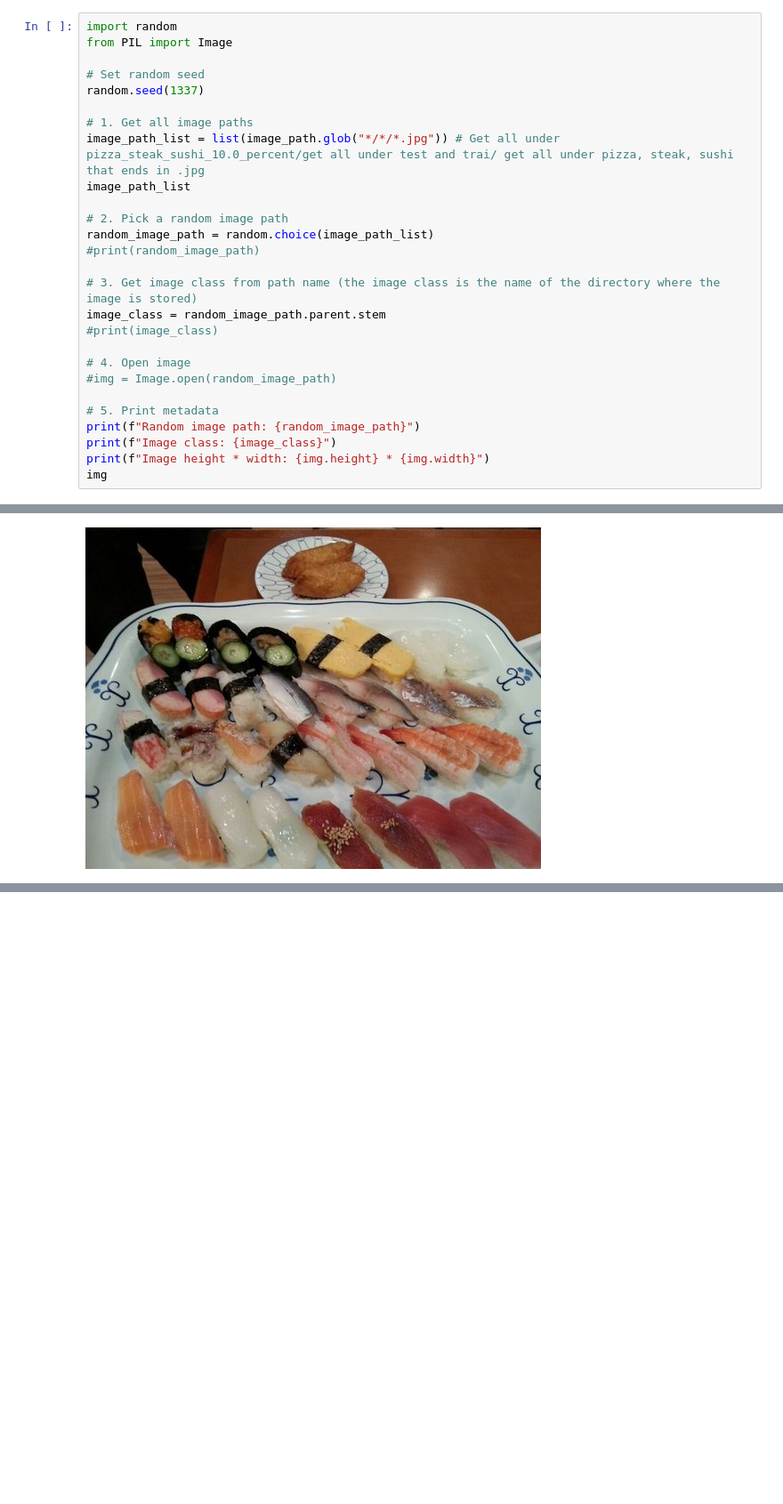
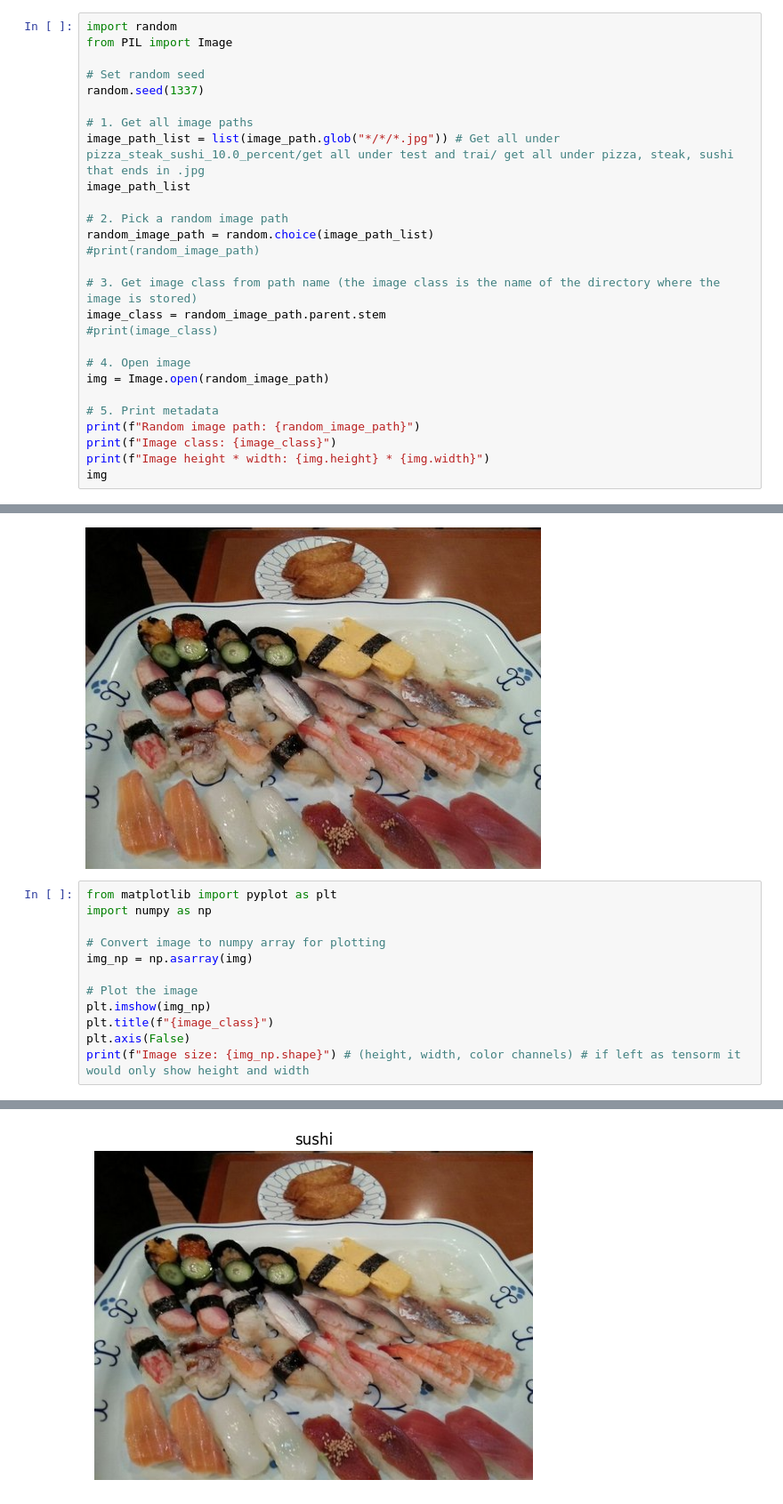
Before and after one commit to ggalindo11/Pytorch_Fundamentals, a Jupyter notebook: 04_pytorch_custom_datasets.ipynb, the cells around one changed output, grey strips where cells are left out. Shown at 89% size. Cells and saved outputs as stored; diff of their text form; blank space fills up the shorter version.

```diff
--- a/04_pytorch_custom_datasets.ipynb
+++ b/04_pytorch_custom_datasets.ipynb
@@ -116,7 +116,7 @@ image_class = random_image_path.parent.stem
 #print(image_class)
 
 # 4. Open image
-#img = Image.open(random_image_path)
+img = Image.open(random_image_path)
 
 # 5. Print metadata
 print(f"Random image path: {random_image_path}")
@@ -128,3 +128,16 @@ Random image path: data\pizza_steak_sushi_10.0_percent\train\sushi\3107839.jpg
 Image class: sushi
 Image height * width: 384 * 512
 [figure]
+# %%
+from matplotlib import pyplot as plt
+import numpy as np
+
+# Convert image to numpy array for plotting
+img_np = np.asarray(img)
+
+# Plot the image
+plt.imshow(img_np)
+plt.title(f"{image_class}")
+plt.axis(False)
+print(f"Image size: {img_np.shape}") # (height, width, color channels) # if left as tensorm it would only show height and width
+# %% [output]
@@ -130,0 +145 @@ Image height * width: 384 * 512
+[figure, added]
```
Also changed, not shown: parts of 30 cells of this notebook.
